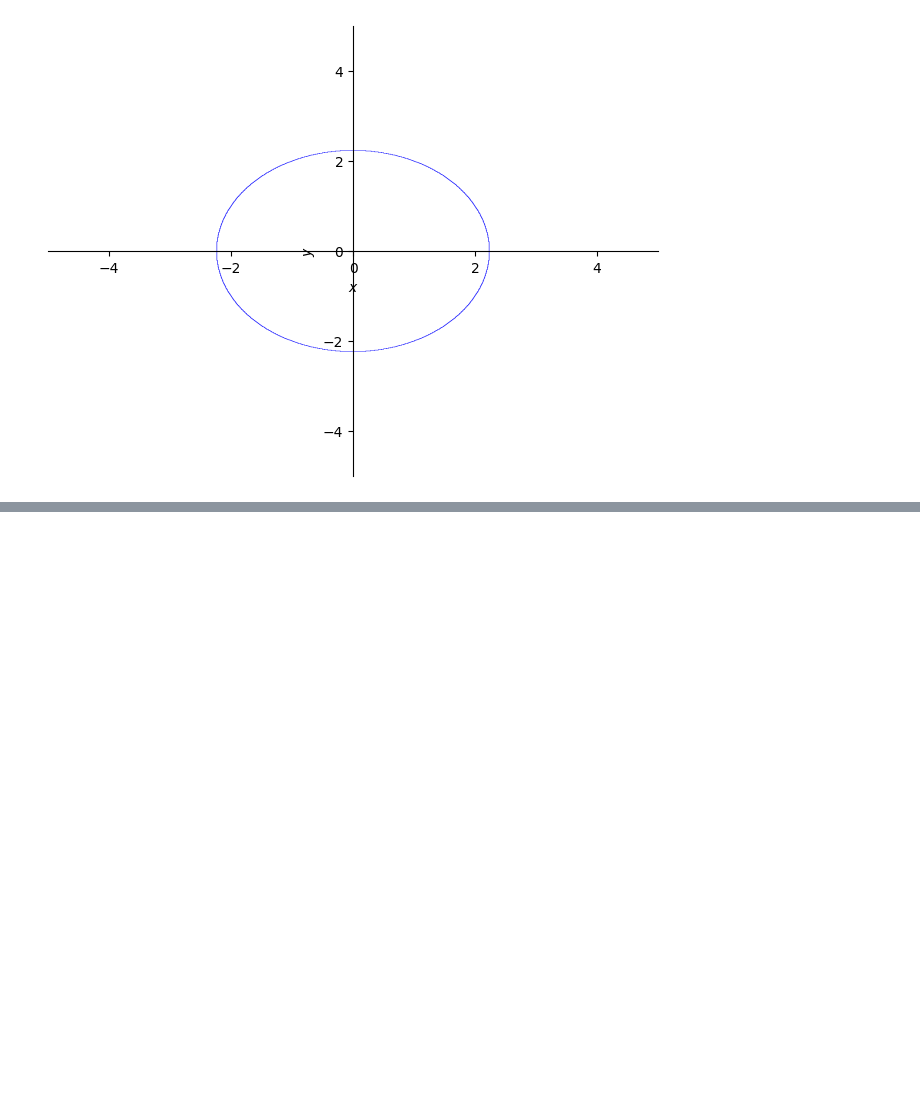
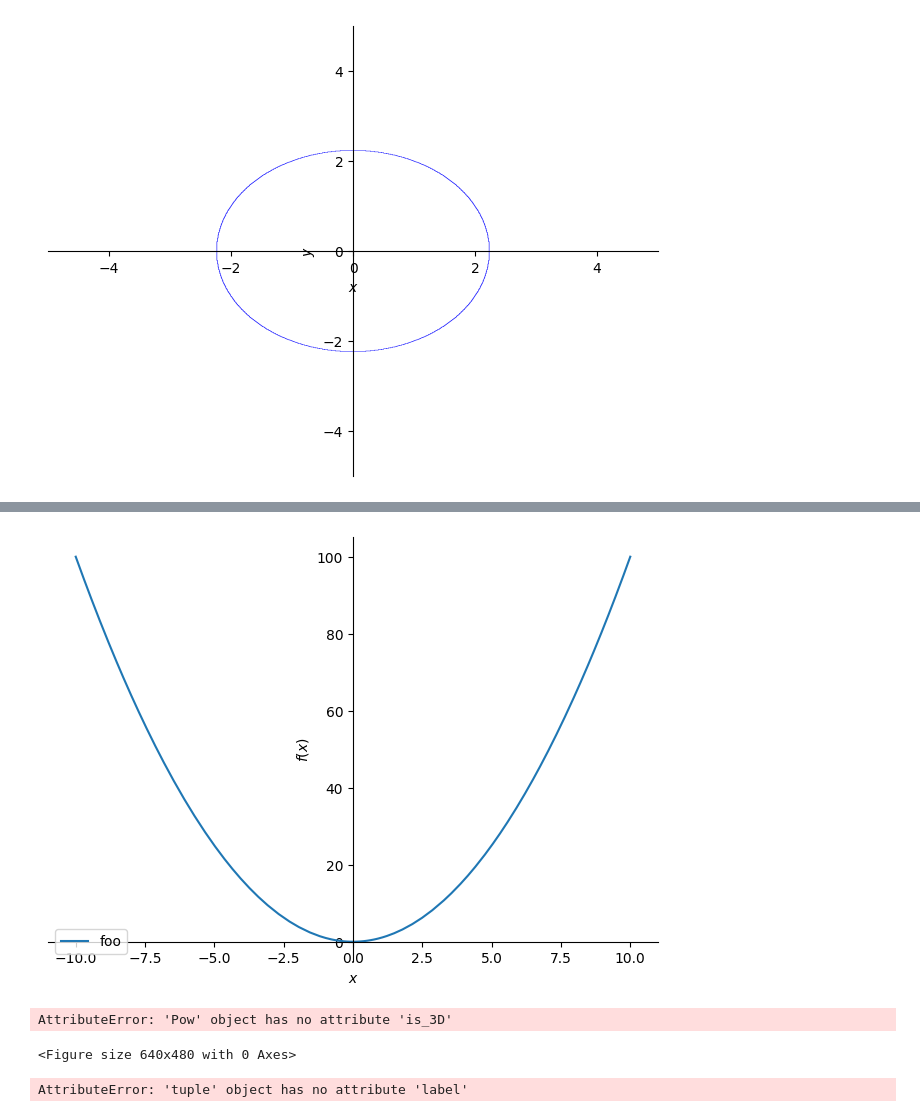
Before and after one commit to JimQian2023/481-HW6, a Jupyter notebook: main.ipynb, the cells around one changed output, grey strips where cells are left out. Cells and saved outputs as stored; diff of their text form; code cells hidden in the pictures; blank space fills up the shorter version.

```diff
--- a/main.ipynb
+++ b/main.ipynb
@@ -13,0 +36,32 @@ plt.show()
+# %%
+# label setting sets the legend. legend setting controls whether the legend is displayed
+p = plot(x**2, label='foo', legend=True)
+# %% [output]
+[figure, added]
+# %%
+# label setting sets the legend. legend setting controls whether the legend is displayed
+# p = Plot(x**2, (x, -5, 5), title='Squared Plot', label='foo', legend=True, show=True)
+p = Plot(x**2, title='Squared Plot')
+p.show()
+# %% [output]
+AttributeError: 'Pow' object has no attribute 'is_3D'
+<Figure size 640x480 with 0 Axes>
+# %%
+x = symbols('x')
+y1 = sin(x)
+y2 = cos(x)
+
+p = Plot((y1, (x, 0, 2)), (y2, (x, 0, 2)), title='Sine and cosine functions')
+
+# Access the first series in the _series list and set its label to 'sin(x)'
+p._series[0].label = 'sin(x)'
+
+# Access the second series in the _series list and set its label to 'cos(x)'
+p._series[1].label = 'cos(x)'
+
+# Add a legend to the plot
+p.legend = True
+
+p.show()
+# %% [output]
+AttributeError: 'tuple' object has no attribute 'label'
```
Also changed, not shown: parts of 7 cells of this notebook, 2 other files.
